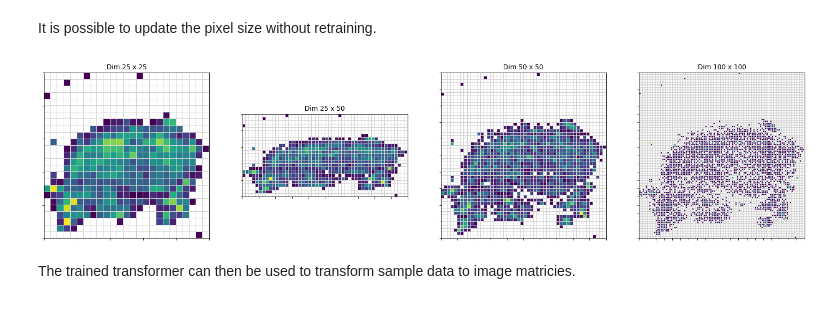
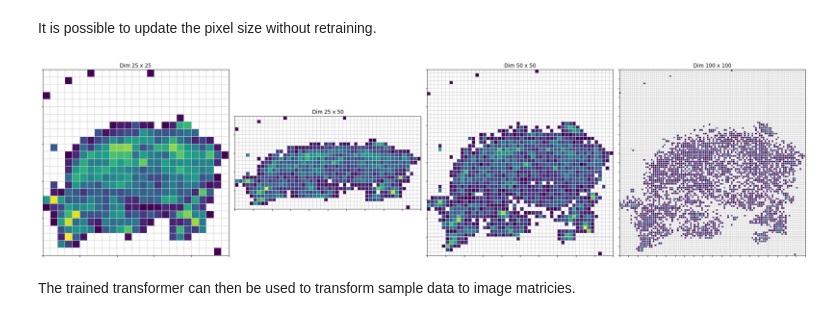
Before and after one commit to autogluon/autogluon, a Jupyter notebook: README.ipynb, the cells around one changed output. Cells and saved outputs as stored; diff of their text form; code cells hidden in the pictures.

```diff
--- a/README.ipynb
+++ b/README.ipynb
@@ -83,22 +83,24 @@ It is possible to update the pixel size without retraining.
 # %%
 px_sizes = [25, (25, 50), 50, 100]
 
 fig, ax = plt.subplots(1, len(px_sizes), figsize=(25, 7))
 for ix, px in enumerate(px_sizes):
     it.pixels = px
     fdm = it.feature_density_matrix()
     fdm[fdm == 0] = np.nan
     cax = sns.heatmap(fdm, cmap="viridis", linewidth=0.01,
                       linecolor="lightgrey", square=True,
                       ax=ax[ix], cbar=False)
     cax.set_title('Dim {} x {}'.format(*it.pixels))
     for _, spine in cax.spines.items():
         spine.set_visible(True)
     cax.xaxis.set_major_locator(ticker.MultipleLocator(5))
     cax.yaxis.set_major_locator(ticker.MultipleLocator(5))
+plt.tight_layout()
+
 it.pixels = 50
 # %% [output]
-[figure, old version]
+[figure, new version]
 # %% [markdown]
 The trained transformer can then be used to transform sample data to image
 matricies.
```
Also changed, not shown: 2 other files.
